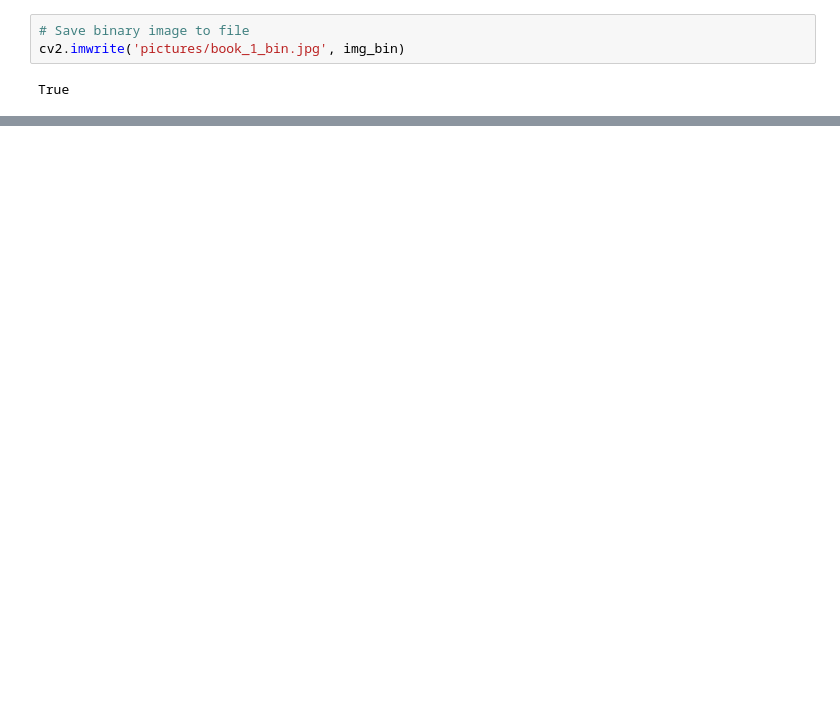
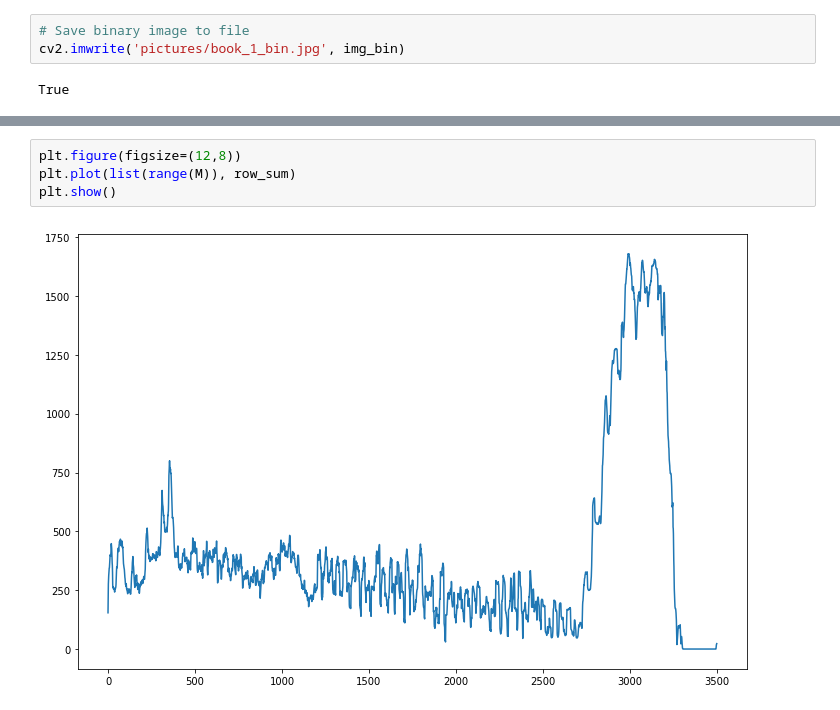
Before and after one commit to DemetrisChr/bookbot-vision, a Jupyter notebook: notebooks/luminosity.ipynb, the cells around one changed output, grey strips where cells are left out. Cells and saved outputs as stored; diff of their text form; blank space fills up the shorter version.

```diff
--- a/notebooks/luminosity.ipynb
+++ b/notebooks/luminosity.ipynb
@@ -59,0 +72,6 @@ True
+# %%
+plt.figure(figsize=(12,8))
+plt.plot(list(range(M)), row_sum)
+plt.show()
+# %% [output]
+[figure, added]
```
Also changed, not shown: parts of 10 cells of this notebook, 2 other files.
